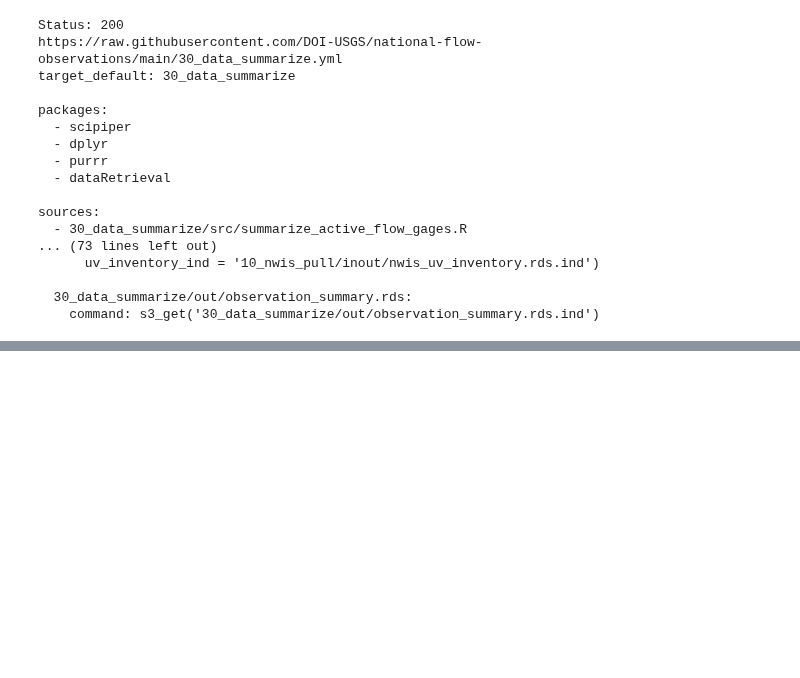
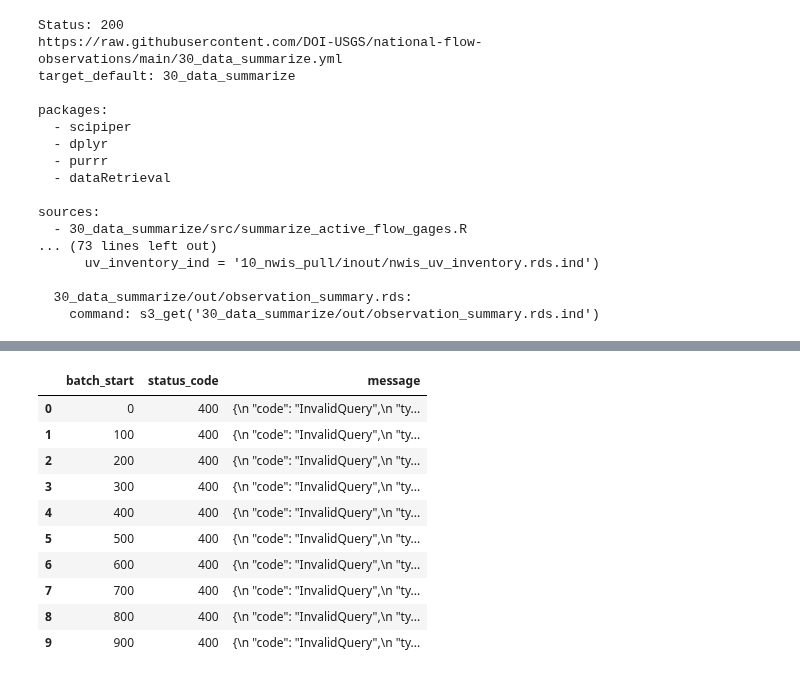
Before and after one commit to SophiaMeyers/USGS-Gages-Research, a Jupyter notebook: notebooks/261021-01_explore_usgs_gages.ipynb, the cells around one changed output, grey strips where cells are left out. Drawn from its saved outputs; the diff is of its cells as text; code cells hidden in the pictures; blank space fills up the shorter version.

```diff
--- a/notebooks/261021-01_explore_usgs_gages.ipynb
+++ b/notebooks/261021-01_explore_usgs_gages.ipynb
@@ -70,0 +252,72 @@ WARNING conda.conda_pypi.main:notify_externally_managed_future(156):
+# %%
+project_dir = Path.cwd().parent
+activity_file = project_dir / "data" / "intermediate" / "active_flow_gages_summary_wy.csv"
+
+# Load the activity summary preserving station IDs as text
+activity = pd.read_csv(activity_file, dtype={"site": str})
+activity["site"] = activity["site"].str.strip()
+
+# Standardize IDs for the USGS API
+site_ids = activity["site"].dropna().unique().tolist()
+site_ids = [s.removeprefix("USGS-").strip() for s in site_ids if s.strip()]
+
+print(f"Activity-summary stations to look up: {len(site_ids):,}")
+
+# USGS Water Data API monitoring locations
+url = "https://api.waterdata.usgs.gov/ogcapi/v0/collections/monitoring-locations/items"
+
+found_records = []
+failed_batches = []
+batch_size = 100
+
+for start in range(0, len(site_ids), batch_size):
+    batch = site_ids[start:start + batch_size]
+
+    params = {
+        "monitoring_location_id": ",".join(
+            s if s.startswith("USGS-") else f"USGS-{s}" for s in batch
+        ),
+        "limit": batch_size
+    }
+
+    try:
+        response = requests.get(url, params=params, timeout=60)
+
+        if response.status_code == 200:
+            data = response.json()
+            features = data.get("features", [])
+            found_records.extend(features)
+        else:
+            failed_batches.append({
+                "batch_start": start,
+                "status_code": response.status_code,
+                "message": response.text[:200]
+            })
+
+    except requests.RequestException as e:
+        failed_batches.append({
+            "batch_start": start,
+            "status_code": "Request error",
+            "message": str(e)[:200]
+        })
+
+    if (start // batch_size + 1) % 20 == 0:
+        print(f"Processed {min(start + batch_size, len(site_ids)):,} of {len(site_ids):,}")
+
+    time.sleep(0.1)
+
+print("\n--- Results ---")
+print(f"Unique activity-summary IDs: {len(site_ids):,}")
+print(f"Location records returned: {len(found_records):,}")
+print(f"Failed batches: {len(failed_batches):,}")
+
+if found_records:
+    locations_preview = pd.json_normalize(found_records)
+    print("\nAvailable location fields:")
+    print(locations_preview.columns.tolist())
+    display(locations_preview.head())
+
+if failed_batches:
+    print("\nFirst failed batches:")
+    display(pd.DataFrame(failed_batches).head(10))
+# %% [output]
@@ -70,0 +343,11 @@ WARNING conda.conda_pypi.main:notify_externally_managed_future(156):
+|  | batch_start | status_code | message |
+| 0 | 0 | 400 | {\n "code": "InvalidQuery",\n "ty... |
+| 1 | 100 | 400 | {\n "code": "InvalidQuery",\n "ty... |
+| 2 | 200 | 400 | {\n "code": "InvalidQuery",\n "ty... |
+| 3 | 300 | 400 | {\n "code": "InvalidQuery",\n "ty... |
+| 4 | 400 | 400 | {\n "code": "InvalidQuery",\n "ty... |
+| 5 | 500 | 400 | {\n "code": "InvalidQuery",\n "ty... |
+| 6 | 600 | 400 | {\n "code": "InvalidQuery",\n "ty... |
+| 7 | 700 | 400 | {\n "code": "InvalidQuery",\n "ty... |
+| 8 | 800 | 400 | {\n "code": "InvalidQuery",\n "ty... |
+| 9 | 900 | 400 | {\n "code": "InvalidQuery",\n "ty... |
```
Also changed, not shown: parts of 20 cells of this notebook, 7 other files.
